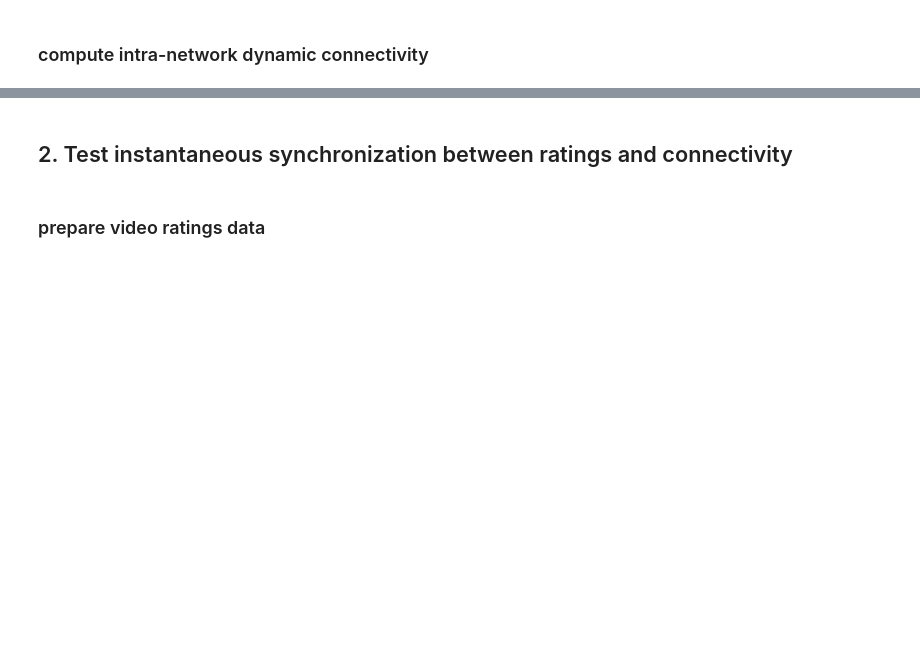
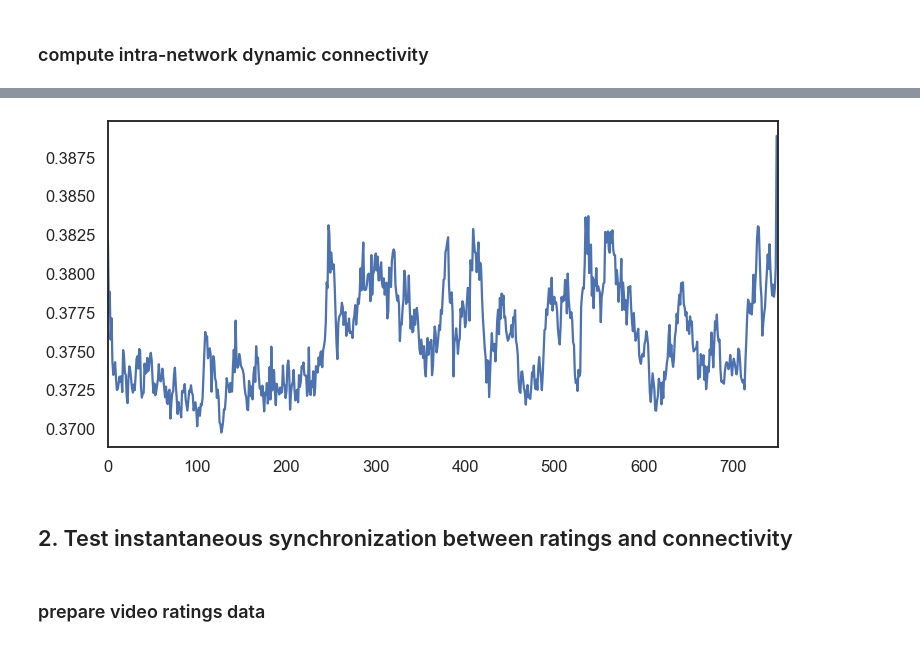
Before and after one commit to catcamacho/hbn_soc_net, a Jupyter notebook: 2_DynamicNet_affect.ipynb, the cells around one changed output, grey strips where cells are left out. Drawn from its saved outputs; the diff is of its cells as text; code cells hidden in the pictures; blank space fills up the shorter version.

```diff
--- a/2_DynamicNet_affect.ipynb
+++ b/2_DynamicNet_affect.ipynb
@@ -123,7 +125,7 @@ def compute_phase(group_ts_data, outfile):
 
 def compute_ips(group_phase_data, outprefix, intersub=True, interregion=False, savemean=True):
     """
-    parcel-wise inter-subject phase synchrony- output pairwise IPS and mean global IPS
+    parcel-wise instantaneous phase synchrony- output pairwise IPS and mean global IPS
 
     Parameters
     ----------
@@ -274,21 +299,23 @@ print(phase.shape)
 # %% [markdown]
 ### compute intra-network dynamic connectivity
 # %%
-# average within networks
-net_phase = np.empty([phase.shape[0],len(networks_of_interest), phase.shape[2]])
-for i, net in enumerate(networks_of_interest):
-    net_phase[:, i, :] = np.mean(phase[:, network_labels==net, :], axis=1)
+# limit data just to default mode network
+net_phase = phase[:, network_labels=='Default', :]
 
 # compute pair-wise network dynamic connectivity
-outprefix = os.path.join(out_dir, 'between_networks_movieDM_')
+outprefix = os.path.join(out_dir, 'within_network_Default_movieDM_')
 mean_ips, ips = compute_ips(net_phase, outprefix, intersub=False, interregion=True, savemean=True)
+# save group mean
+mask = np.tri(mean_ips.shape[0], mean_ips.shape[0], -1, dtype=int)
+mean_default_ips = np.mean(mean_ips[mask==1,:], axis=0)
+# save participant-level data
+participant_default_ips = np.mean(ips[:,mask==1,:], axis=1)
+np.save(os.path.join(out_dir, 'participant_mean_Default_ips_movieDM.npy'), participant_default_ips)
 
-# plot group mean
-plt.figure(figsize=(12, 6))
-for i, net in enumerate(networks_of_interest):
-    if i!=2:
-        plt.plot(mean_ips[2, i, :], label=net)
-    plt.xlim(0,750)
-    plt.legend(loc='center left', bbox_to_anchor=(1, 0.5))
-    plt.show()
-    plt.close()
+
+
+
+
+
+# save data
+np.save(os.path.join(out_dir, 'group_mean_Default_ips_movieDM.npy'), mean_default_ips)
@@ -305,3 +341,12 @@ for i, net in enumerate(networks_of_interest):
+# %%
+# plot group mean
+plt.figure(figsize=(12, 6))
+plt.plot(mean_default_ips)
+plt.xlim(0,750)
+plt.show()
+plt.close()
+# %% [output]
+[figure, added]
 # %% [markdown]
 ## 2. Test instantaneous synchronization between ratings and connectivity
 # %% [markdown]
```
Also changed, not shown: parts of 11 cells of this notebook, 2 other files.
